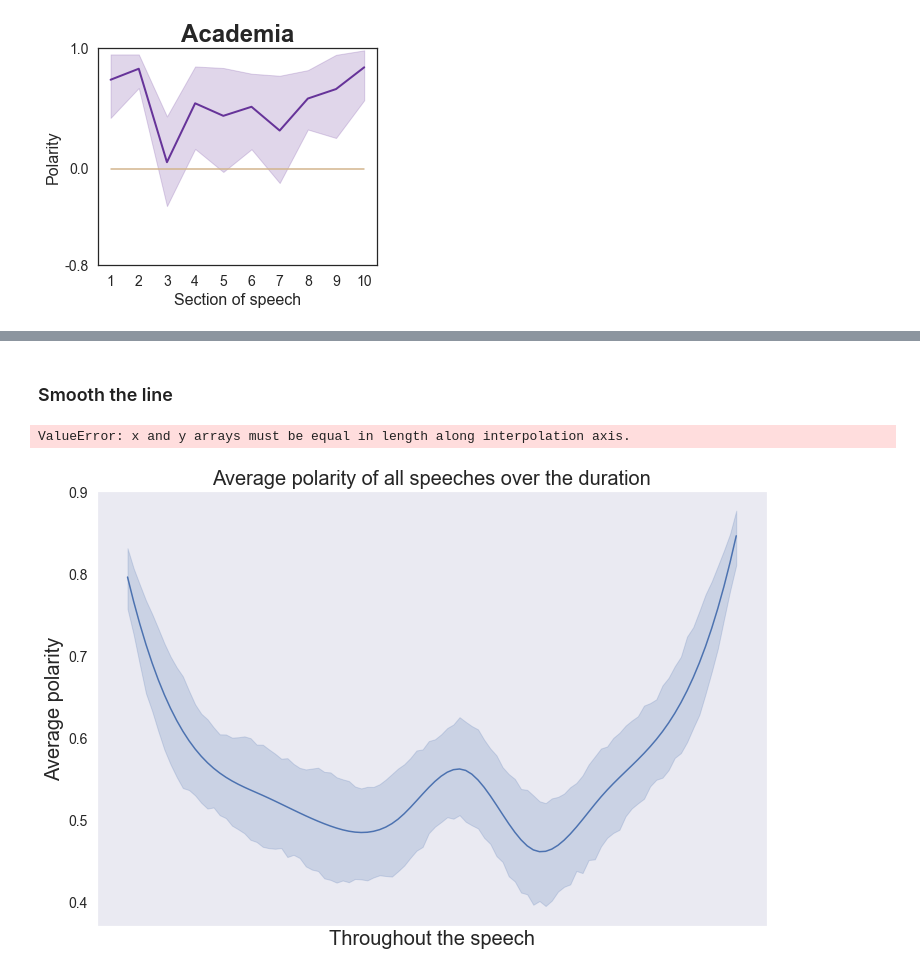
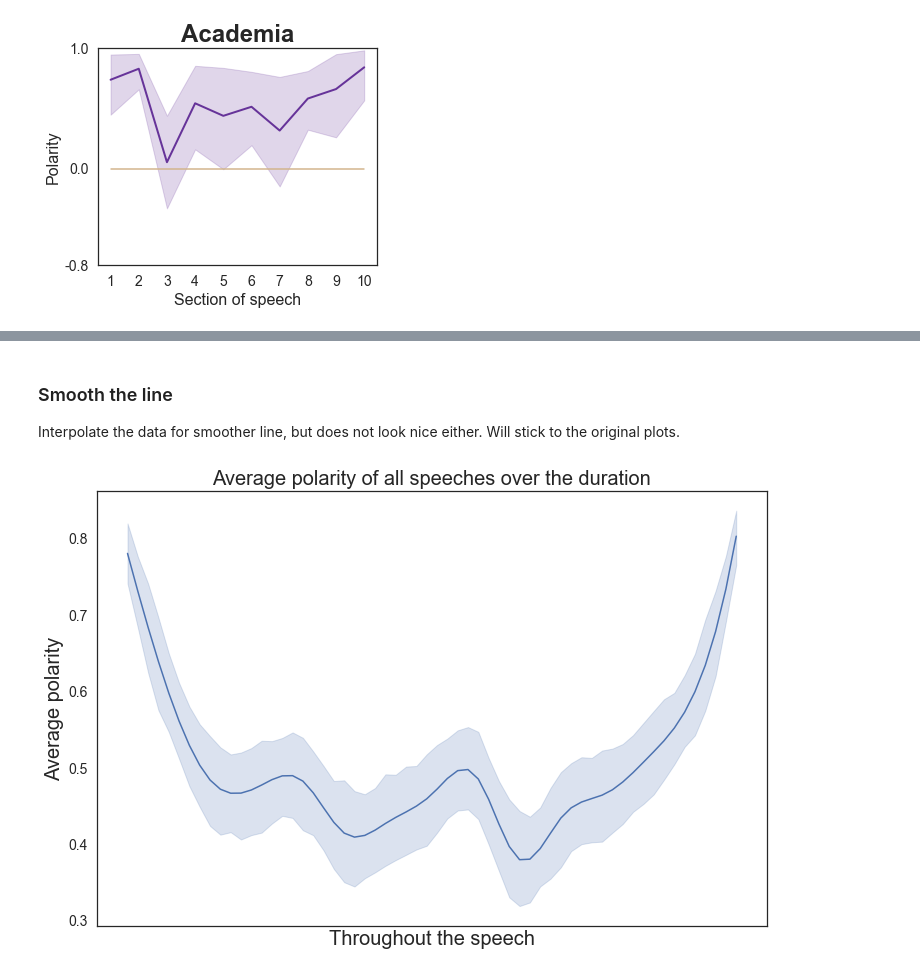
Before and after one commit to katiehuang1221/NLP-Analysis-On-Motivational-Speeches, a Jupyter notebook: notebook/07_sentiment_analysis_refine.ipynb, the cells around one changed output, grey strips where cells are left out. Saved outputs shown, nothing was run; the diff lists cells and outputs as text; code cells hidden in the pictures.

Commit message:
Tidy up sentiment (refine) notebook. Restart and run all. Saved the figures again

```diff
--- a/notebook/07_sentiment_analysis_refine.ipynb
+++ b/notebook/07_sentiment_analysis_refine.ipynb
@@ -258,15 +96,0 @@ vader_sent_df
-# %%
-# Melt df (for sns lineplot 95% confidence interval)
-vader_sent_melt = pd.melt(vader_sent_df, id_vars='Transcript', value_vars = [str(i+1) for i in range(10)],
-#                          val_name = [str(i+1) for i in range(10)]
-                         )
-
-# sns lineplot
-# plt.rcParams['figure.figsize'] = [12, 8]
-fig,ax = plt.subplots(figsize=(12, 8))
-sns.lineplot(data=vader_sent_melt, x="variable", y="value")
-ax.set_title('Average polarity of all speeches over the duration',fontsize=20)
-ax.set_ylabel('Average polarity',fontsize=20)
-ax.set_xlabel('Throughout the speech',fontsize=20)
-plt.xticks(fontsize=18)
-plt.yticks(fontsize=14);
@@ -528,21 +311,22 @@ fig.savefig('../plot/sent_frame.pdf', bbox_inches='tight', transparent = True);
-# %% [markdown]
-### Smooth the line
+# %% [markdown]
+### Smooth the line
+
+Interpolate the data for smoother line, but does not look nice either. Will stick to the original plots.
 # %%
 # Smooth the line
 from scipy.interpolate import interp1d
 
-# Original
-x = np.linspace(1, 15, num=16, endpoint=True)
-y = vader_sent_df.iloc[0].values
+# Example
+# # Original
+# x = np.linspace(1, 15, num=16, endpoint=True)
+# y = vader_sent_df.iloc[0].values
 
-# Interpolation
-f = interp1d(x, y)
-f2 = interp1d(x, y, kind='cubic')
+# # Interpolation
+# f = interp1d(x, y)
+# f2 = interp1d(x, y, kind='cubic')
 
-# Plot
-xnew = np.linspace(1, 15, num=100, endpoint=True)
-plt.plot(x, y, 'o', xnew, f(xnew), '-', xnew, f2(xnew), '--')
-plt.legend(['data', 'linear', 'cubic'], loc='best')
-plt.show()
+# # Plot
+# xnew = np.linspace(1, 15, num=100, endpoint=True)
+# plt.plot(x, y, 'o', xnew, f(xnew), '-', xnew, f2(xnew), '--')
+# plt.legend(['data', 'linear', 'cubic'], loc='best')
+# plt.show()
-# %% [output]
-ValueError: x and y arrays must be equal in length along interpolation axis.
@@ -556,8 +334,7 @@ sns.set_style("white")
 num_interp = 100
 num_split = 10
 
-
-def smooth_polarity(vader_sent_df, num_split, num_interp):
+def smooth_polarity(df, num_split, num_interp):
 
     all_transcripts = []
 
@@ -613,6 +390,6 @@ def smooth_polarity(vader_sent_df, num_split, num_interp):
     plt.xticks(fontsize=18)
     plt.yticks(fontsize=14);
 # %%
-smooth_polarity(vader_sent_df, num_split=10, num_interp=100)
+smooth_polarity(speech_df_raw, num_split=15, num_interp=60)
 # %% [output]
-[figure, old version]
+[figure, new version]
```
Also changed, not shown: parts of 77 cells of this notebook, 4 other files.
